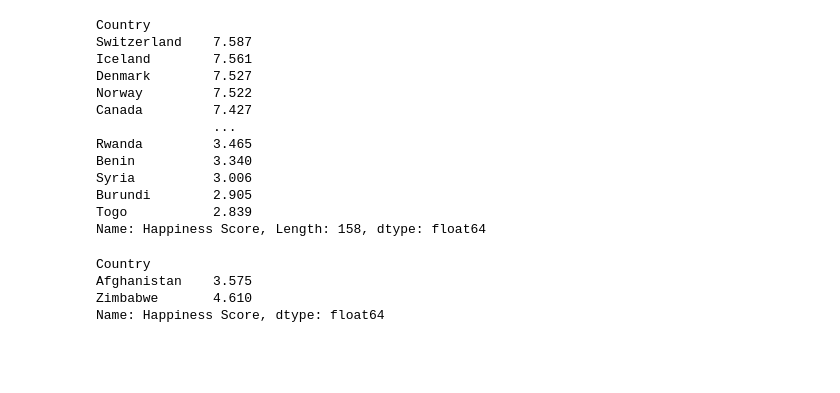
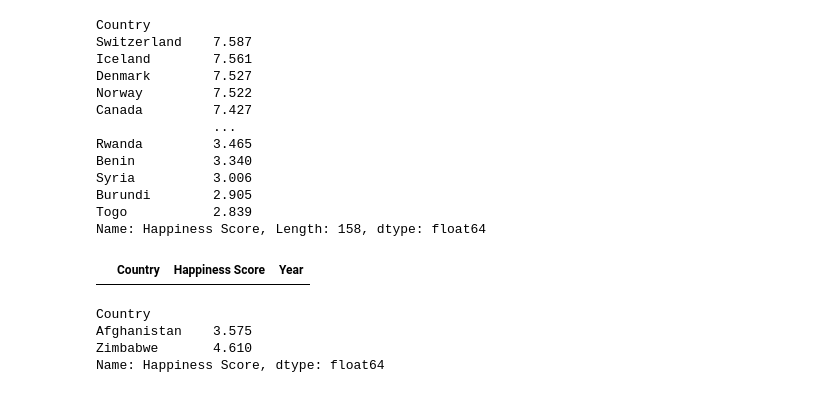
Before and after one commit to emily-curlin/Project1, a Jupyter notebook: world_happiness_lauren.ipynb, the cells around one changed output. Saved outputs shown, nothing was run; the diff lists cells and outputs as text; code cells hidden in the pictures; blank space fills up the shorter version.

```diff
--- a/world_happiness_lauren.ipynb
+++ b/world_happiness_lauren.ipynb
@@ -335,6 +324,13 @@ Syria          3.006
 Burundi        2.905
 Togo           2.839
 Name: Happiness Score, Length: 158, dtype: float64
+# %%
+year_2015 = reduced_happiness_df[(reduced_happiness_df["Year"] == "2015")]
+
+year_2015
+#Year_2015 = reduced_happiness_df.groupby(["school_name"]).mean(numeric_only=True)["math_score"]
+# %% [output]
+|  | Country | Happiness Score | Year |
 # %%
 # Extract first and last value of dataset
 df2015 = top_2015.iloc[[0, -1]]
```
Also changed, not shown: parts of 3 cells of this notebook.
